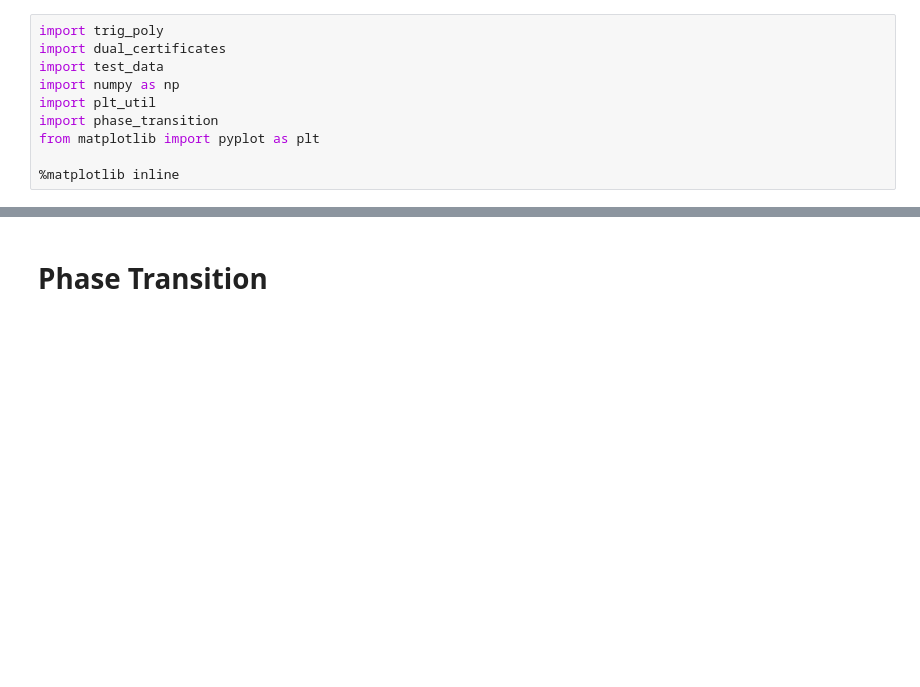
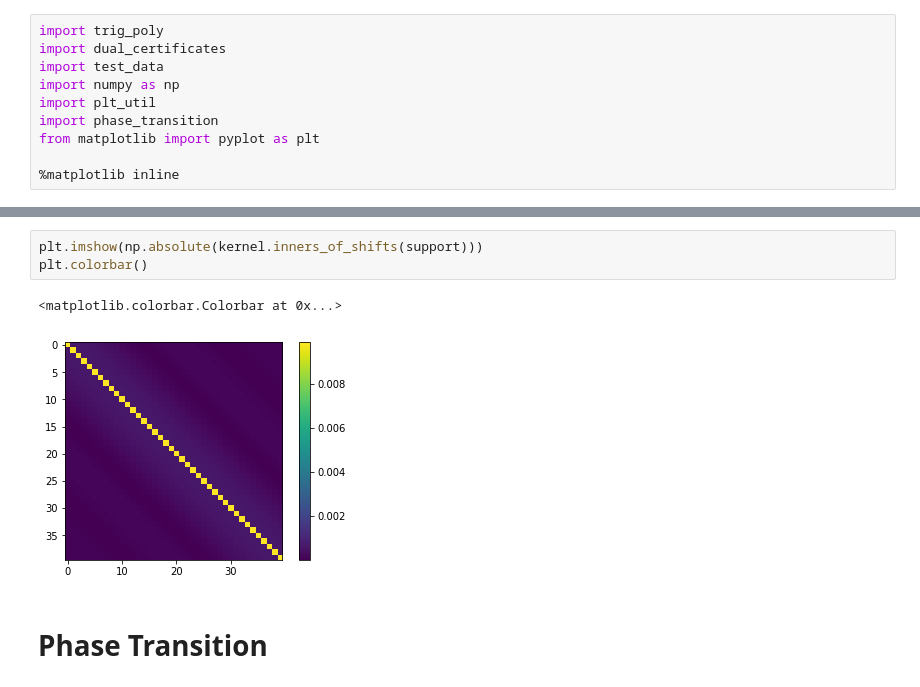
Before and after one commit to eonaran/sr_multisignals, a Jupyter notebook: Many Sample Dual Certificates.ipynb, the cells around one changed output, grey strips where cells are left out. Saved outputs shown, nothing was run; the diff lists cells and outputs as text; blank space fills up the shorter version.

```diff
--- a/Many Sample Dual Certificates.ipynb
+++ b/Many Sample Dual Certificates.ipynb
@@ -42,3 +47,9 @@ dual_certificates.validate(support, sign_pattern, interpolator_2)
+# %%
+plt.imshow(np.absolute(kernel.inners_of_shifts(support)))
+plt.colorbar()
+# %% [output]
+<matplotlib.colorbar.Colorbar at 0x...>
+[figure, added]
 # %% [markdown]
 # Phase Transition
 # %%
```
Also changed, not shown: parts of 6 cells of this notebook, 2 other files.
